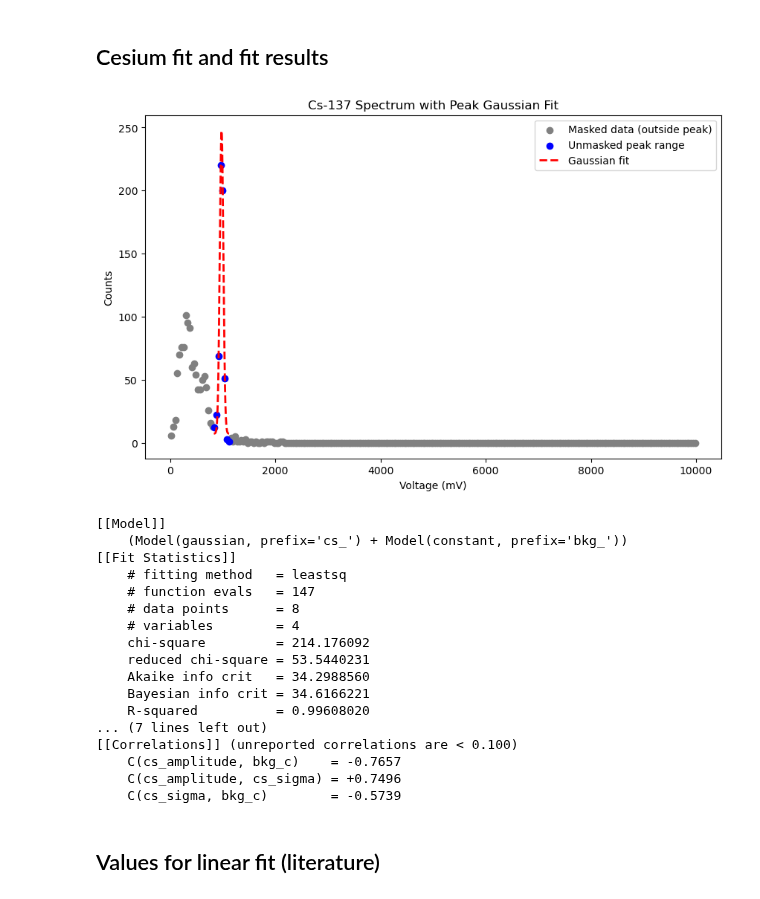
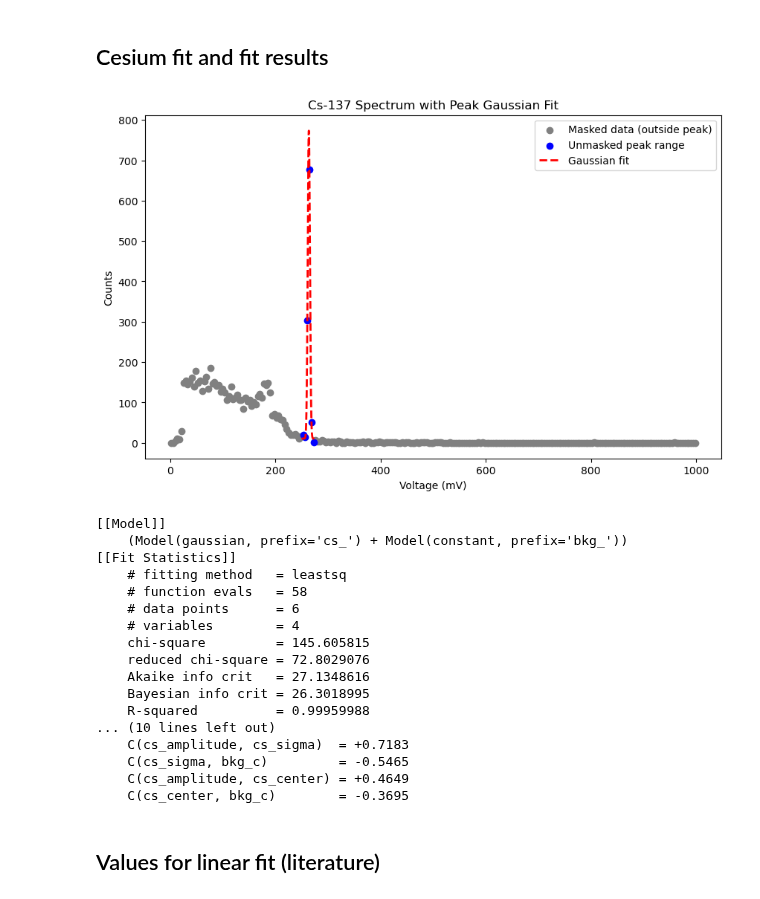
Before and after one commit to SannevWestrenen/NSP2-Particle-Physics---Charley-Sanne, a Jupyter notebook: calibration/Particle Physics - Charley & Sanne.ipynb, the cells around one changed output. Cells and saved outputs as stored; diff of their text form; code cells hidden in the pictures.

```diff
--- a/calibration/Particle Physics - Charley & Sanne.ipynb
+++ b/calibration/Particle Physics - Charley & Sanne.ipynb
@@ -14,7 +14,7 @@ x = []
 y = []
 
 # Open file in read mode
-with open("../20251105 Na-22 01.csv", "r", newline="") as file:
+with open("../251119 Natrium 22 calibratie.csv", "r", newline="") as file:
     # Skip header
     next(file)
 
@@ -137,7 +135,7 @@ Lineaire fit
 cs_voltage = []
 cs_counts = []
 
-with open("../20251105 Cs-137 01.csv", "r", newline="") as file:
+with open("../251119 Cesium 137 calibratie.csv", "r", newline="") as file:
     next(file)
     for line in file:
         parts = line.split(",")
@@ -148,7 +146,7 @@ cs_voltage_array = np.array(cs_voltage)
 cs_counts_array = np.array(cs_counts)
 
 # --- Define the unmasked peak range ---
-cs_peak_min, cs_peak_max = 830, 1120
+cs_peak_min, cs_peak_max = 250, 274
 peak_mask = (cs_voltage_array >= cs_peak_min) & (cs_voltage_array <= cs_peak_max)
 
 # Masked = everything outside the peak range
@@ -165,51 +163,51 @@ cs_counts_masked = cs_counts_array[masked_mask]
 gauss_cs = models.GaussianModel(prefix='cs_') + models.ConstantModel(prefix='bkg_')
 params = gauss_cs.make_params()
 params['cs_center'].set(value=cs_voltage_unmasked[np.argmax(cs_counts_unmasked)])
 params['cs_sigma'].set(value=(cs_peak_max - cs_peak_min)/6, min=1)
 params['cs_amplitude'].set(value=max(cs_counts_unmasked))
 params['bkg_c'].set(value=min(cs_counts_unmasked))
 result_cs = gauss_cs.fit(cs_counts_unmasked, params, x=cs_voltage_unmasked)
 
 # --- Plot full spectrum ---
 plt.figure(figsize=(10,6))
 
 # Masked points (outside peak range)
 plt.scatter(cs_voltage_masked, cs_counts_masked, color='grey', label='Masked data (outside peak)')
 
 # Unmasked peak range
 plt.scatter(cs_voltage_unmasked, cs_counts_unmasked, color='blue', label='Unmasked peak range')
 
 # Gaussian fit line
 x_fit = np.linspace(cs_peak_min, cs_peak_max, 500)
 plt.plot(x_fit, gauss_cs.eval(result_cs.params, x=x_fit), 'r--', linewidth=2, label='Gaussian fit')
 
 plt.xlabel("Voltage (mV)")
 plt.ylabel("Counts")
 plt.title("Cs-137 Spectrum with Peak Gaussian Fit")
 plt.legend()
 plt.show()
 
 # --- Print fit report ---
 print(result_cs.fit_report())
 # %% [output]
-[figure, old version]
+[figure, new version]
 [[Model]]
     (Model(gaussian, prefix='cs_') + Model(constant, prefix='bkg_'))
 [[Fit Statistics]]
     # fitting method   = leastsq
-    # function evals   = 147
-    # data points      = 8
+    # function evals   = 58
+    # data points      = 6
     # variables        = 4
-    chi-square         = 214.176092
-    reduced chi-square = 53.5440231
-    Akaike info crit   = 34.2988560
-    Bayesian info crit = 34.6166221
-    R-squared          = 0.99608020
-... (7 lines left out)
-[[Correlations]] (unreported correlations are < 0.100)
-    C(cs_amplitude, bkg_c)    = -0.7657
-    C(cs_amplitude, cs_sigma) = +0.7496
-    C(cs_sigma, bkg_c)        = -0.5739
+    chi-square         = 145.605815
+    reduced chi-square = 72.8029076
+    Akaike info crit   = 27.1348616
+    Bayesian info crit = 26.3018995
+    R-squared          = 0.99959988
+... (10 lines left out)
+    C(cs_amplitude, cs_sigma)  = +0.7183
+    C(cs_sigma, bkg_c)         = -0.5465
+    C(cs_amplitude, cs_center) = +0.4649
+    C(cs_center, bkg_c)        = -0.3695
 # %% [markdown]
 ## Values for linear fit (literature)
 # %%
```
Also changed, not shown: parts of 8 cells of this notebook.
